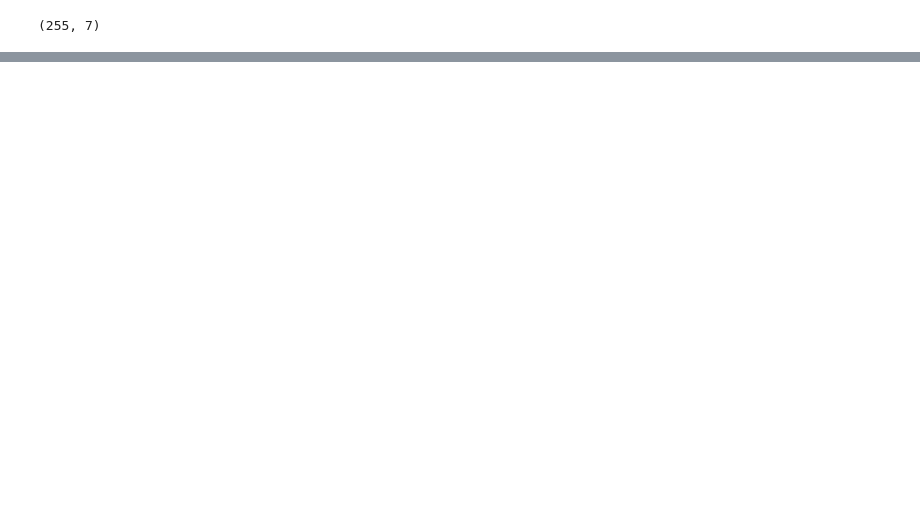
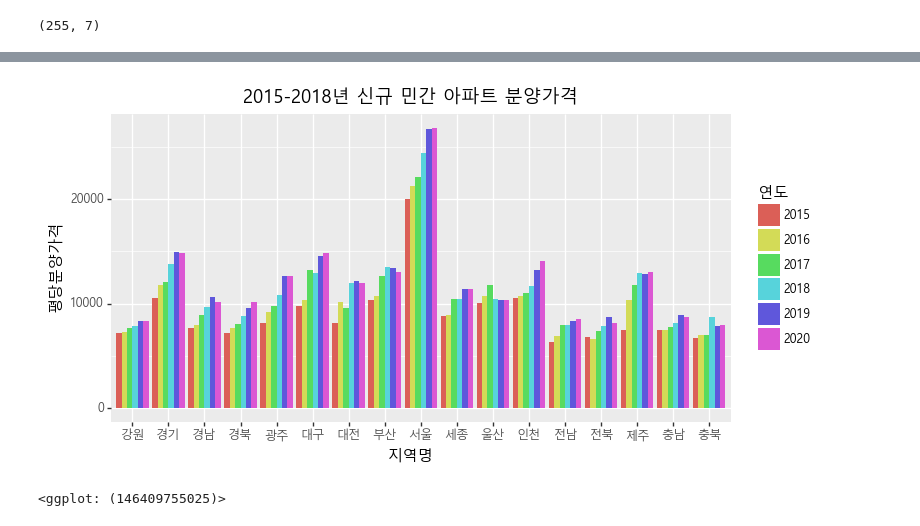
Before and after one commit to HeuiHyun/Todaycoding, a Jupyter notebook: 전국 신규 민간 아파트 분양가격 동향.ipynb, the cells around one changed output, grey strips where cells are left out. Drawn from its saved outputs; the diff is of its cells as text; code cells hidden in the pictures; blank space fills up the shorter version.

Commit message:
공공데이터 아파트 분양가격 최종 그래프 시각화 및 데이터 프레임 합치기

```diff
--- a/전국 신규 민간 아파트 분양가격 동향.ipynb
+++ b/전국 신규 민간 아파트 분양가격 동향.ipynb
@@ -269,0 +355,5 @@ Name: 지역명, dtype: int64
+# %%
+# 규모구분에서 전체로 되어있는 데이터만 가져온다.
+region_year_all = pre_sale.loc[pre_sale['규모구분']=='전체']
+region_year = region_year_all.pivot_table('평당분양가격','지역명','연도').reset_index()
+# 연도 지역명이 2행으로 생성되어서 연도는 행으로 지역명은 열로 표식되기 때문에 .reset_index() 을 써줘서 열로 표현가능하게 생성
@@ -269,0 +442,10 @@ Name: 지역명, dtype: int64
+# %%
+(ggplot(region_year_all, aes(x='지역명',y='평당분양가격',fill='연도'))
++ geom_bar(stat='identity', position='dodge')
++ ggtitle('2015-2018년 신규 민간 아파트 분양가격') # 제목
++ theme(text=element_text(family='Malgun Gothic'), # 맑은 고딕체가 아니면 한글폰트 깨짐 현상 주의
+       figure_size=(8,4))
+)
+# %% [output]
+[figure, added]
+<ggplot: (146409755025)>
```
Also changed, not shown: parts of 79 cells of this notebook.
